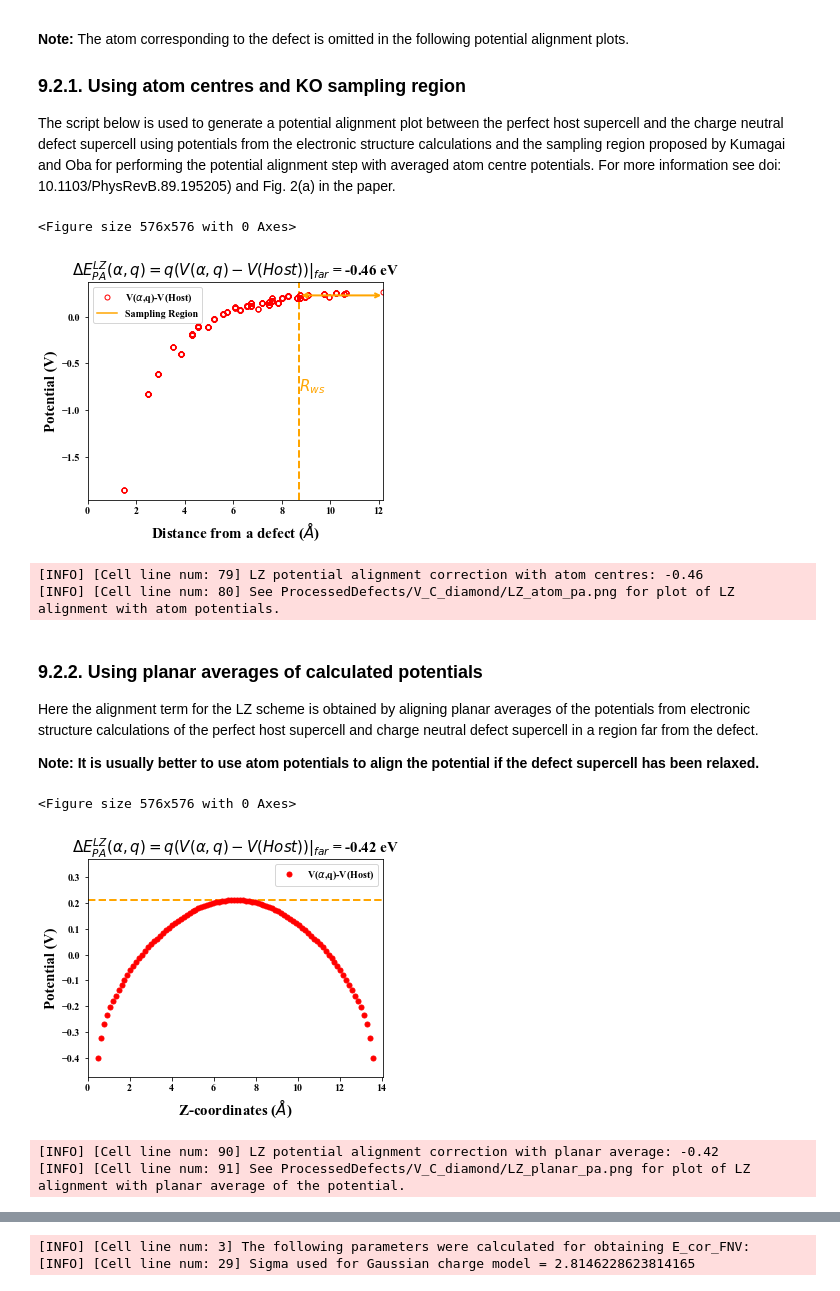
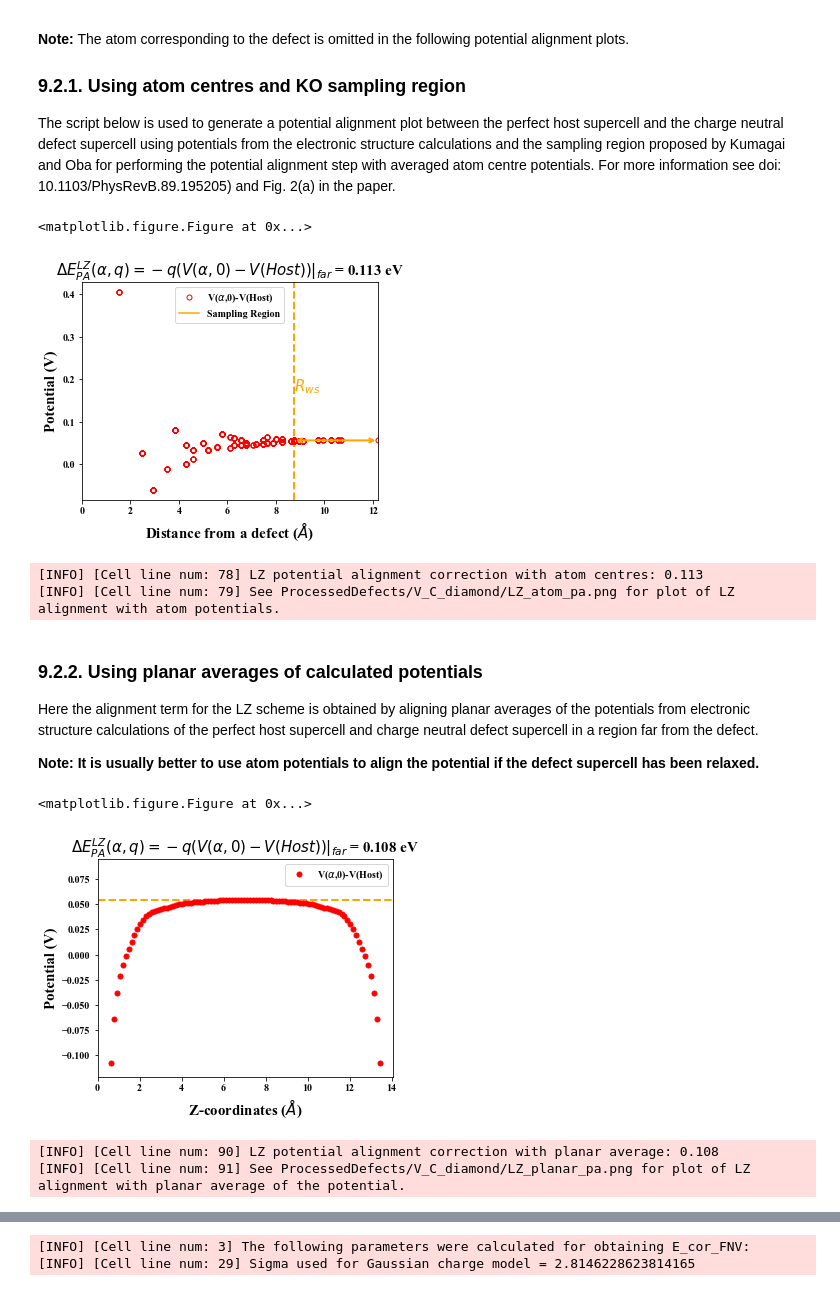
Before and after one commit to skw32/DefectCorrectionsNotebook, a Jupyter notebook: DefectCorrectionsNotebook.ipynb, the cells around one changed output, grey strips where cells are left out. Saved outputs shown, nothing was run; the diff lists cells and outputs as text; code cells hidden in the pictures.

Commit message:
Change the PA in LZ to the format in the Komsa paper, and small fix the problems of the figure.

```diff
--- a/DefectCorrectionsNotebook.ipynb
+++ b/DefectCorrectionsNotebook.ipynb
@@ -329,8 +329,7 @@ The script below is used to generate a potential alignment plot between the perf
 if LZ == True and atom_centered_pa == True:
     """
     LZ potential alignment: q(V_0 - V_host)
-    # TZ:I think this should be q(V_q - V_host) according to the Equation. (7) in reference (PHYSICAL REVIEW B 78, 235104 (2008))
-    # TZ:As a result, I change that to q(V_q -V_host) later.
+    #Changing the LZ potential according to the definition shown in the Komsa paper.
     """
 
     # Defect location is referenced to perfect host supercell for antisite or vacancy
@@ -340,7 +339,7 @@ if LZ == True and atom_centered_pa == True:
 
     # For aligning perfect host supercell potential with charge neutral defect potential
     #defect_atom_pot = neutral_defect_atom_pot
-    defect_atom_pot = charged_defect_atom_pot
+    defect_atom_pot = neutral_defect_atom_pot
 
     # Average free atom potentials read in from header of planar average potential FHI-aims output
     # (Additional shift term necessary for FHI-aims)
@@ -373,12 +372,12 @@ if LZ == True and atom_centered_pa == True:
             number += 1.0
 
     value_sample = value/number
-    value = defect_charge*value/number
+    value = -1.0*defect_charge*value/number
  #   value = -1.0*value
-    value = '%.2f' % value
+    value = '%.3f' % value
     pa_atom_LZ = value
  #   print (value)
-    title = r'$\Delta E_{PA}^{LZ}(\alpha, q) = q(V(\alpha,q)-V(Host))|_{far}$ = '+str(value) + ' eV'
+    title = r'$\Delta E_{PA}^{LZ}(\alpha, q) = -q(V(\alpha,0)-V(Host))|_{far}$ = '+str(value) + ' eV'
 
     mean = (max(aims_atom_pots[:,1]) + min(aims_atom_pots[:,1]))/2.0
 
@@ -395,7 +394,7 @@ if LZ == True and atom_centered_pa == True:
 
     plt.title(title,fontsize=15,fontname = "Times New Roman")
 
-    plt.plot(aims_atom_pots[:,0],aims_atom_pots[:,1],'o',ms=5,markerfacecolor='none', markeredgecolor='red',label=r'V($\alpha$,q)-V(Host)')
+    plt.plot(aims_atom_pots[:,0],aims_atom_pots[:,1],'o',ms=5,markerfacecolor='none', markeredgecolor='red',label=r'V($\alpha$,0)-V(Host)')
     plt.annotate(s='', xy=(Rwl,value_sample), xytext=(Rws,value_sample), arrowprops=dict(arrowstyle='<->',color = 'orange',lw = 2.0))
     plt.axhline(y=value_sample, xmin=Rws, xmax=Rwl, color='orange',label='Sampling Region')
     plt.legend()
@@ -407,10 +406,10 @@ if LZ == True and atom_centered_pa == True:
     logger.info("LZ potential alignment correction with atom centres: "+str(pa_atom_LZ))
     logger.info("See "+str(LZ_atom_pa_file)+" for plot of LZ alignment with atom potentials.")
 # %% [output]
-<Figure size 576x576 with 0 Axes>
+<matplotlib.figure.Figure at 0x...>
-[figure, old version]
+[figure, new version]
-[INFO] [Cell line num: 79] LZ potential alignment correction with atom centres: -0.46
-[INFO] [Cell line num: 80] See ProcessedDefects/V_C_diamond/LZ_atom_pa.png for plot of LZ alignment with atom potentials.
+[INFO] [Cell line num: 78] LZ potential alignment correction with atom centres: 0.113
+[INFO] [Cell line num: 79] See ProcessedDefects/V_C_diamond/LZ_atom_pa.png for plot of LZ alignment with atom potentials.
 # %% [markdown]
 ### 9.2.2. Using planar averages of calculated potentials
 Here the alignment term for the LZ scheme is obtained by aligning planar averages of the potentials from electronic structure calculations of the perfect host supercell and charge neutral defect supercell in a region far from the defect.
@@ -433,7 +432,7 @@ if LZ == True and planar_av_pa == True:
     Defect_pos = defect_z
     # Locations from FHI-aims output files
     Origin_F = host_planeAv_pot
-    Defect_neutral_F = charged_defect_planeAv_pot
+    Defect_neutral_F = neutral_defect_planeAv_pot
     # Check FHI-aims outputs exist before trying to generate plot
     if not os.path.exists(Origin_F) or not os.path.exists(Defect_neutral_F):
         raise Exception("Required FHI-aims output file not found")
@@ -455,11 +454,11 @@ if LZ == True and planar_av_pa == True:
         corr_pos = xmin
 
     idx = (np.abs(X-corr_pos)).argmin()
-    value =  charge*Y[idx]
-    value = '%.2f' % value
+    value =  -1.0*charge*Y[idx]
+    value = '%.3f' % value
     pa_planAv_LZ = value
     #print (value)
-    title = r'$\Delta E_{PA}^{LZ}(\alpha, q) = q(V(\alpha,q)-V(Host))|_{far}$ = '+str(value) + ' eV'
+    title = r'$\Delta E_{PA}^{LZ}(\alpha, q) = -q(V(\alpha,0)-V(Host))|_{far}$ = '+str(value) + ' eV'
 
 
 
@@ -481,37 +480,37 @@ if LZ == True and planar_av_pa == True:
 
     #define the appropriate ylimit
     ymax = max(Y)
     ymin = min(Y)
     if abs(ymax) < abs(ymin):
         ymax = ymax
         ymin = -1.5*ymax
     else:
         ymax = -1.5*ymin
         ymin = ymin
     y_min = ymin - 0.3*(ymax-ymin)
     y_max = ymax + 0.3*(ymax-ymin)
 
 
     plt.title(title,fontsize=15,fontname = "Times New Roman")
 
     plt.xlim((0,lattice_constant_z))
     plt.ylim((y_min,y_max))
     plt.axhline(y=Y[idx], xmin=0, xmax=lattice_constant_z,linestyle = '--', lw=2,color='orange')
 
-    plt.plot(X_shift,Y,'or',ms=5,label=r'V($\alpha$,q)-V(Host)')
+    plt.plot(X_shift,Y,'or',ms=5,label=r'V($\alpha$,0)-V(Host)')
     plt.legend()
     plt.xlabel(r'Z-coordinates ($\AA$)',fontsize=15,fontname = "Times New Roman")
     plt.ylabel('Potential (V)',fontsize=15,fontname = "Times New Roman")
 
     plt.savefig(LZ_planar_pa_file,dpi=600)
     plt.show(block=False)
 
     logger.info("LZ potential alignment correction with planar average: "+str(pa_planAv_LZ))
     logger.info("See "+str(LZ_planar_pa_file)+" for plot of LZ alignment with planar average of the potential.")
 # %% [output]
-<Figure size 576x576 with 0 Axes>
+<matplotlib.figure.Figure at 0x...>
-[figure, old version]
+[figure, new version]
-[INFO] [Cell line num: 90] LZ potential alignment correction with planar average: -0.42
+[INFO] [Cell line num: 90] LZ potential alignment correction with planar average: 0.108
 [INFO] [Cell line num: 91] See ProcessedDefects/V_C_diamond/LZ_planar_pa.png for plot of LZ alignment with planar average of the potential.
 # %% [markdown]
 ## 10. The Freysoldt-Neugebauer-Van de Walle (FNV) finite-size correction scheme
```
Also changed, not shown: parts of 4 cells of this notebook.
